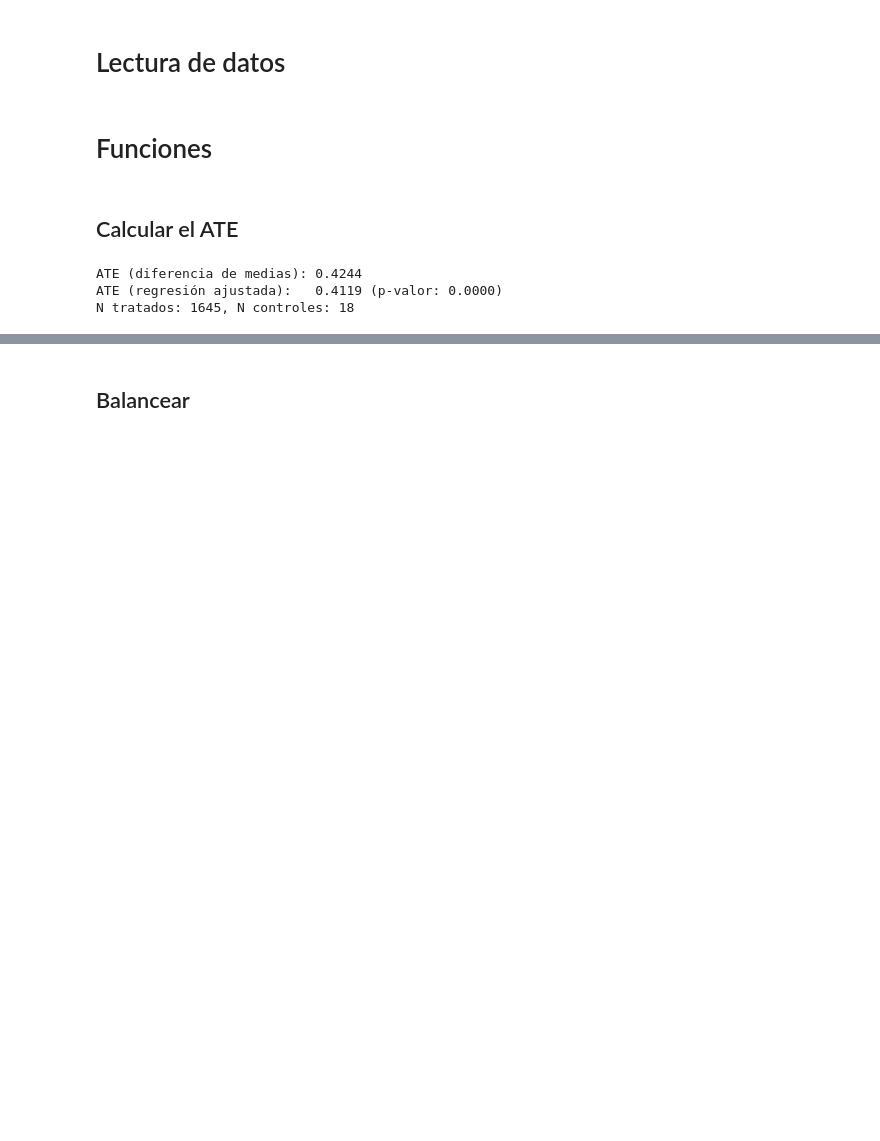
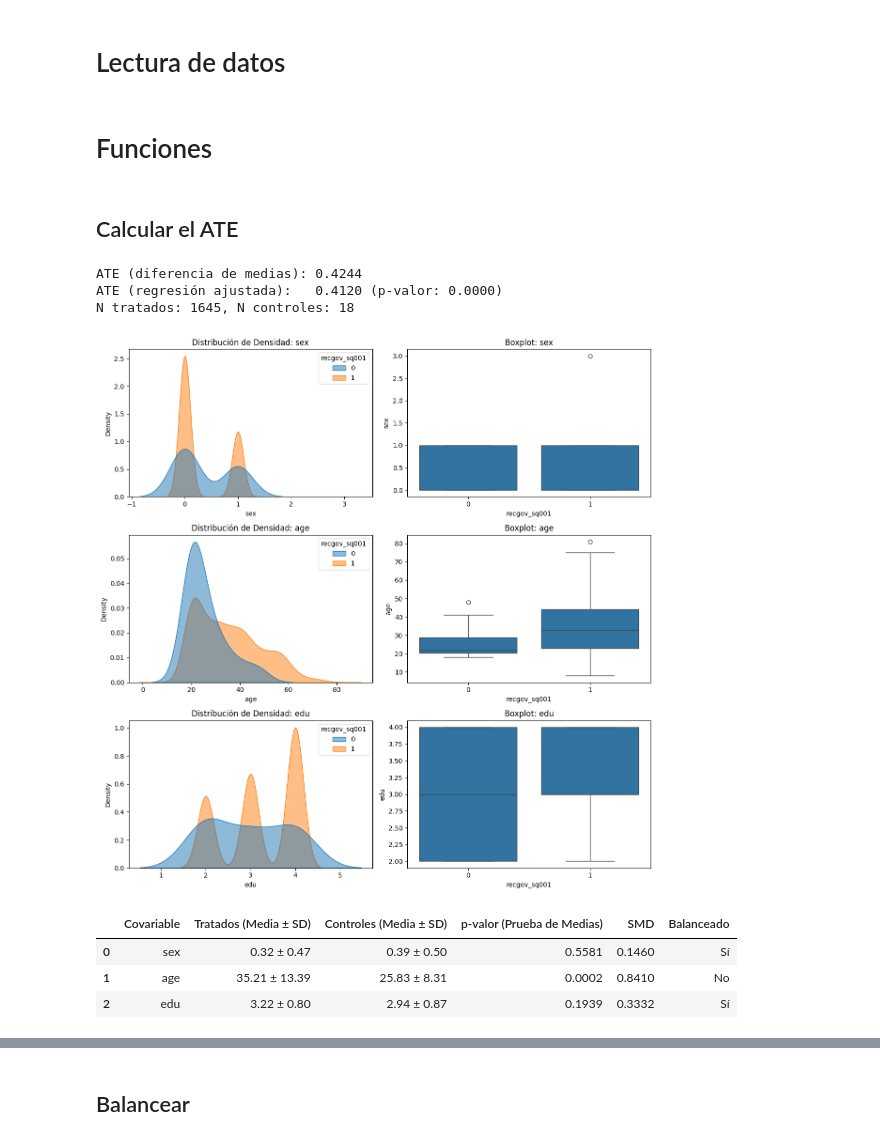
Before and after one commit to BMSS-EAFIT-Projects/causalidad, a Jupyter notebook: Codigo organizado/analisisRecomendacionComportamiento.ipynb, the cells around one changed output, grey strips where cells are left out. Drawn from its saved outputs; the diff is of its cells as text; code cells hidden in the pictures; blank space fills up the shorter version.

```diff
--- a/Codigo organizado/analisisRecomendacionComportamiento.ipynb
+++ b/Codigo organizado/analisisRecomendacionComportamiento.ipynb
@@ -9,7 +12,7 @@ import causalidad as cs
 # %% [markdown]
 # Lectura de datos
 # %%
-df_icare = pd.read_excel(r"C:\Users\afpue\OneDrive\Documentos\GitHub\causalidad\Codigo\df_icare.xlsx")
+df_icare = pd.read_csv(r"C:\Users\afpue\OneDrive\Documentos\GitHub\causalidad\Codigo\df_icare_260226.csv")
 # %% [markdown]
 # Funciones
 # %% [markdown]
@@ -31,7 +34,19 @@ if resultado is not None:
     print(f"N tratados: {resultado['n_tratados']}, N controles: {resultado['n_controles']}")
 # %% [output]
 ATE (diferencia de medias): 0.4244
-ATE (regresión ajustada):   0.4119 (p-valor: 0.0000)
+ATE (regresión ajustada):   0.4120 (p-valor: 0.0000)
 N tratados: 1645, N controles: 18
+# %%
+cs.visualizar_balance(
+    df=df_icare,
+    tratamiento='recgov_sq001',
+    covariables=['sex', 'age', 'edu']
+)
+# %% [output]
+[figure, added]
+|  | Covariable | Tratados (Media ± SD) | Controles (Media ± SD) | p-valor (Prueba de Medias) | SMD | Balanceado |
+| 0 | sex | 0.32 ± 0.47 | 0.39 ± 0.50 | 0.5581 | 0.1460 | Sí |
+| 1 | age | 35.21 ± 13.39 | 25.83 ± 8.31 | 0.0002 | 0.8410 | No |
+| 2 | edu | 3.22 ± 0.80 | 2.94 ± 0.87 | 0.1939 | 0.3332 | Sí |
 # %%
 import re
```
Also changed, not shown: parts of 4 cells of this notebook, 5 other files.
